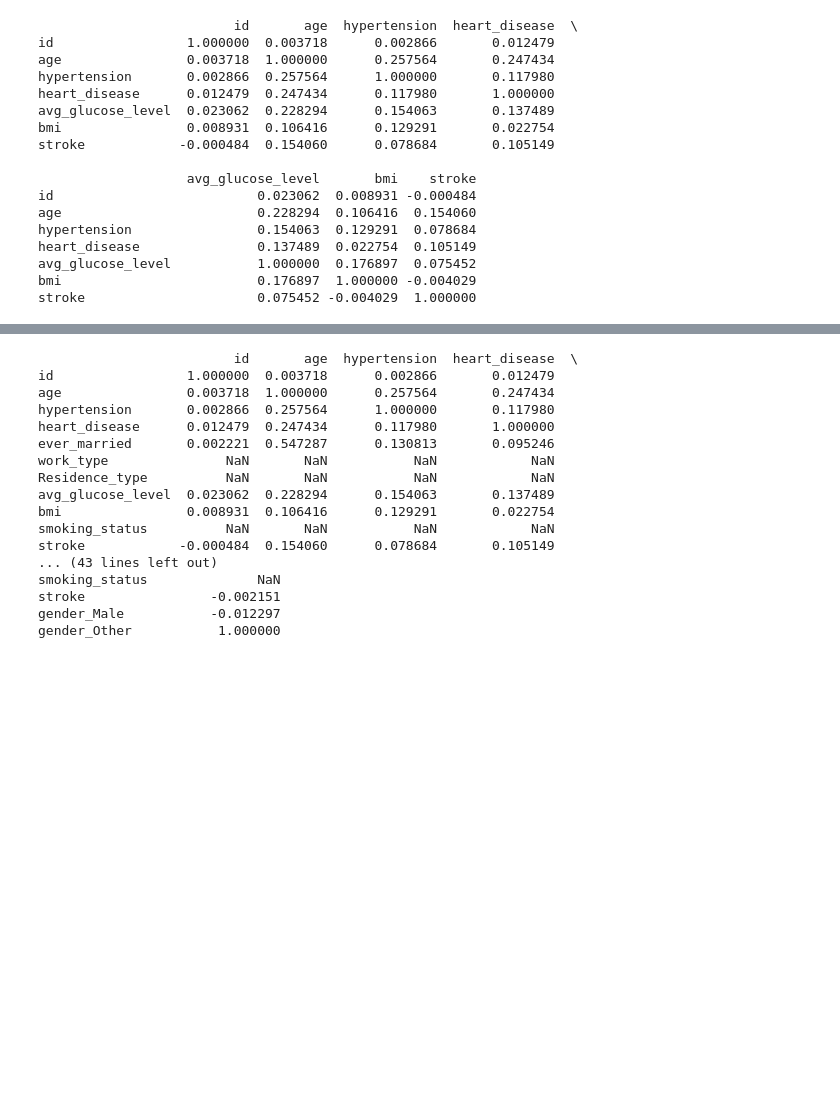
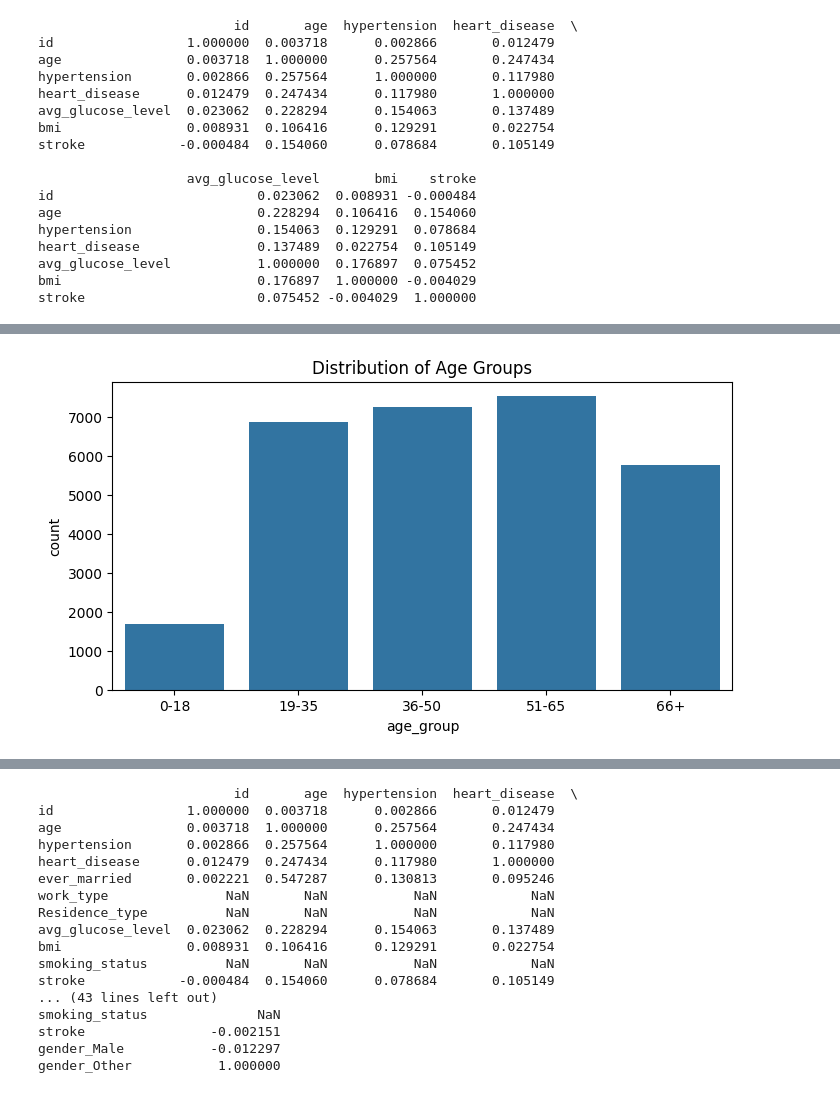
Before and after one commit to Shahedur23036883/Cerebral-Stroke-Prediction, a Jupyter notebook: cerebral_stroke_prediction.ipynb, the cells around one changed output, grey strips where cells are left out. Drawn from its saved outputs; the diff is of its cells as text; code cells hidden in the pictures; blank space fills up the shorter version.

```diff
--- a/cerebral_stroke_prediction.ipynb
+++ b/cerebral_stroke_prediction.ipynb
@@ -199,0 +237,11 @@ stroke                      0.075452 -0.004029  1.000000
+# %%
+# Create age groups
+df['age_group'] = pd.cut(df['age'], bins=[0, 18, 35, 50, 65, 100], labels=['0-18', '19-35', '36-50', '51-65', '66+'])
+
+# Visualize age groups
+plt.figure(figsize=(8, 4))
+sns.countplot(data=df, x='age_group')
+plt.title('Distribution of Age Groups')
+plt.show()
+# %% [output]
+[figure, added]
```
Also changed, not shown: parts of 17 cells of this notebook.
